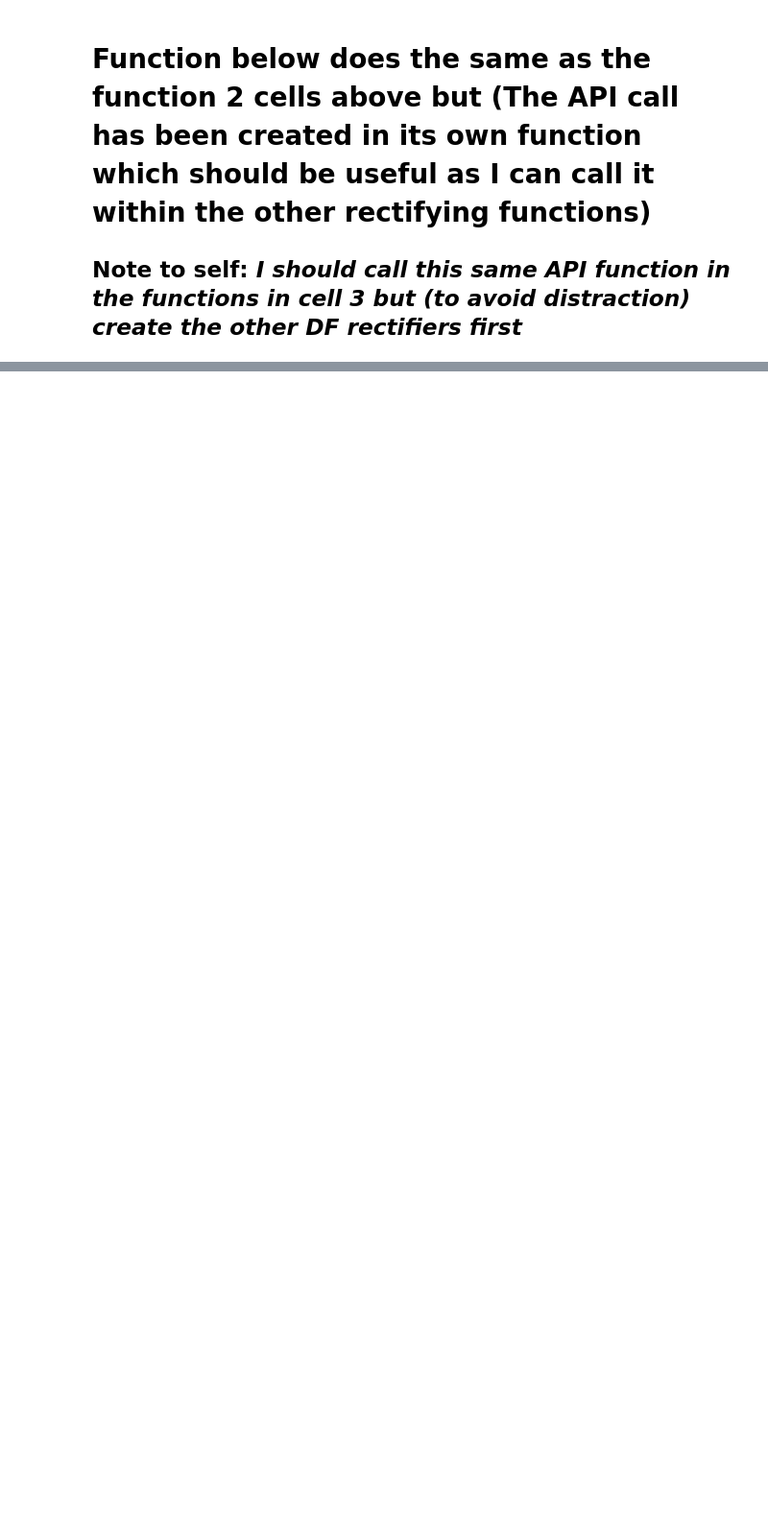
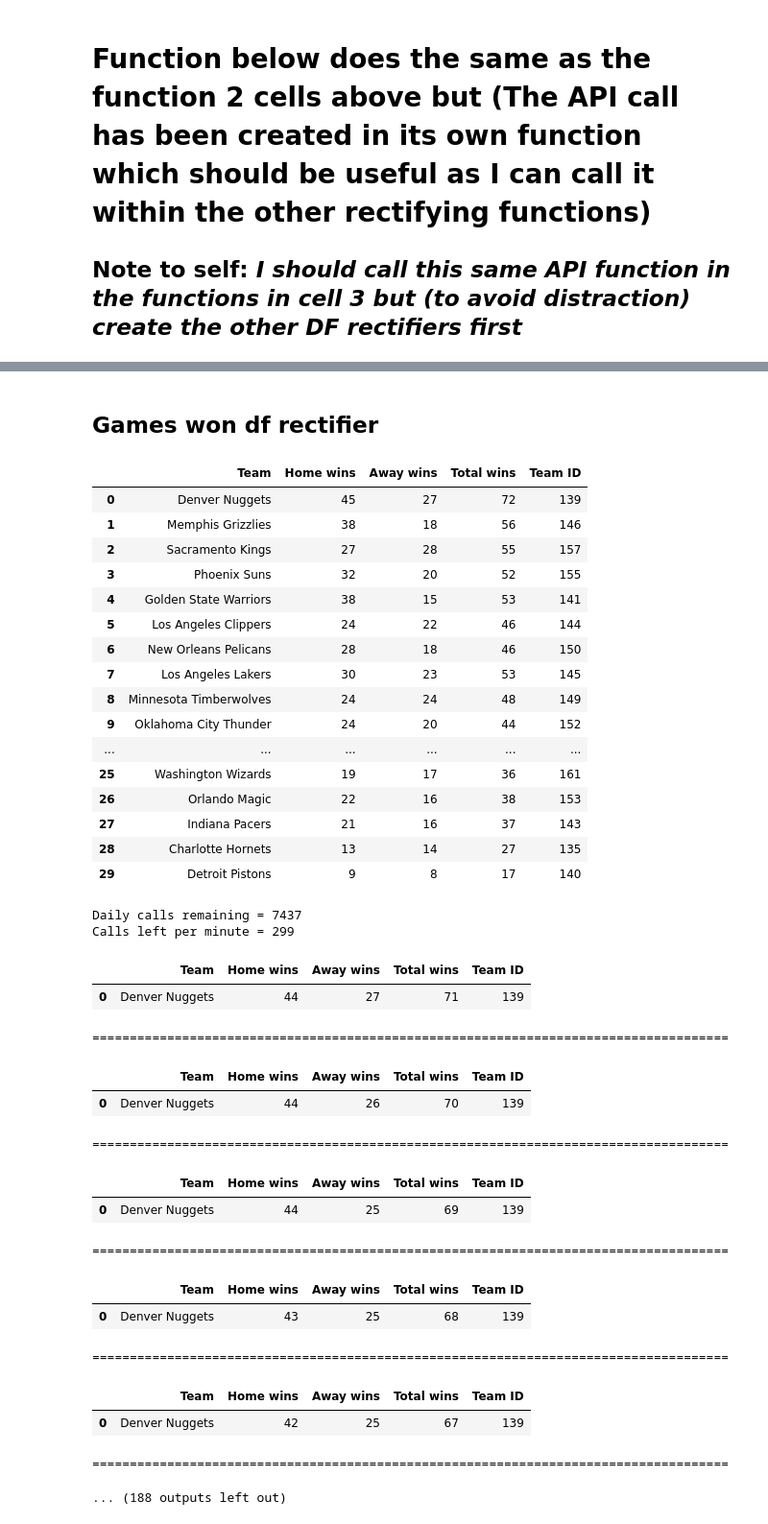
Before and after one commit to adeoyethomas/NBA_2022-2023, a Jupyter notebook: NBA_data.ipynb, the cells around one changed output, grey strips where cells are left out. Shown at 96% size. Saved outputs shown, nothing was run; the diff lists cells and outputs as text; code cells hidden in the pictures; blank space fills up the shorter version.

```diff
--- a/NBA_data.ipynb
+++ b/NBA_data.ipynb
@@ -418,3 +472,5 @@ games_played_df_reg = games_played_rectifier(games_played_df)
+# %% [markdown]
+## Games won df rectifier
 # %%
 def games_won_rectifier(games_won_df):
 
@@ -427,22 +483,26 @@ def games_won_rectifier(games_won_df):
         games = json.loads(response.text)
         game_lvl = games['response']
 #...into a function (Make a function for each of the API URLs )
-'''        for game in game_lvl:
+        for game in game_lvl:
             game_date = dt.datetime.fromisoformat(game['date']).date()
             if game_date < datetime(2022, 10, 18).date() or game_date > datetime(2023, 4, 9).date():
                 team_name = row['Team']
                 home_team = game["teams"]["home"]['name']
                 away_team = game["teams"]["away"]['name']
-                if team_name in home_team:
-                    games_played_df_reg.loc[index, "Home games"] -= 1
-                    games_played_df_reg.loc[index, "Total games"] -= 1
+                home_score = game["scores"]["home"]["total"]
+                away_score = game["scores"]["away"]["total"]
+                if (team_name in home_team) and (home_score > away_score):
+                    games_won_df_reg.loc[index, "Home wins"] -= 1
+                    games_won_df_reg.loc[index, "Total wins"] -= 1
 
-                    display(games_played_df_reg[games_played_df_reg['Team ID'] == int(t_id)])
-                elif team_name in away_team:
-                    games_played_df_reg.loc[index,"Away games"] -= 1
-                    games_played_df_reg.loc[index,"Total games"] -= 1
+                    display(games_won_df_reg[games_won_df_reg['Team ID'] == int(t_id)])
+                elif (team_name in away_team) and (away_score > home_score):
+                    games_won_df_reg.loc[index,"Away wins"] -= 1
+                    games_won_df_reg.loc[index,"Total wins"] -= 1
 
-                    display(games_played_df_reg[games_played_df_reg['Team ID'] == int(t_id)])
+                    display(games_won_df_reg[games_won_df_reg['Team ID'] == int(t_id)])
+                else:
+                    continue
             else:
                 continue
 
@@ -450,7 +510,45 @@ def games_won_rectifier(games_won_df):
 
             # print('Daily calls remaining = ' + str(daily_calls_remaining))
             # print('Calls left per minute = ' + str(perMinute_calls_remaining), '\n')
-    else:
-        continue
-    display(games_played_df_reg)
-    return games_played_df_reg '''
+        else:
+            continue
+        display(games_won_df_reg)
+    return games_won_df_reg
+# %%
+games_won_df_reg = games_won_rectifier(games_won_df)
+# %% [output]
+|  | Team | Home wins | Away wins | Total wins | Team ID |
+| 0 | Denver Nuggets | 45 | 27 | 72 | 139 |
+| 1 | Memphis Grizzlies | 38 | 18 | 56 | 146 |
+| 2 | Sacramento Kings | 27 | 28 | 55 | 157 |
+| 3 | Phoenix Suns | 32 | 20 | 52 | 155 |
+| 4 | Golden State Warriors | 38 | 15 | 53 | 141 |
+| 5 | Los Angeles Clippers | 24 | 22 | 46 | 144 |
+| 6 | New Orleans Pelicans | 28 | 18 | 46 | 150 |
+| 7 | Los Angeles Lakers | 30 | 23 | 53 | 145 |
+| 8 | Minnesota Timberwolves | 24 | 24 | 48 | 149 |
+| 9 | Oklahoma City Thunder | 24 | 20 | 44 | 152 |
+| ... | ... | ... | ... | ... | ... |
+| 25 | Washington Wizards | 19 | 17 | 36 | 161 |
+| 26 | Orlando Magic | 22 | 16 | 38 | 153 |
+| 27 | Indiana Pacers | 21 | 16 | 37 | 143 |
+| 28 | Charlotte Hornets | 13 | 14 | 27 | 135 |
+| 29 | Detroit Pistons | 9 | 8 | 17 | 140 |
+Daily calls remaining = 7437
+Calls left per minute = 299
+|  | Team | Home wins | Away wins | Total wins | Team ID |
+| 0 | Denver Nuggets | 44 | 27 | 71 | 139 |
+=====================================================================================
+|  | Team | Home wins | Away wins | Total wins | Team ID |
+| 0 | Denver Nuggets | 44 | 26 | 70 | 139 |
+=====================================================================================
+|  | Team | Home wins | Away wins | Total wins | Team ID |
+| 0 | Denver Nuggets | 44 | 25 | 69 | 139 |
+=====================================================================================
+|  | Team | Home wins | Away wins | Total wins | Team ID |
+| 0 | Denver Nuggets | 43 | 25 | 68 | 139 |
+=====================================================================================
+|  | Team | Home wins | Away wins | Total wins | Team ID |
+| 0 | Denver Nuggets | 42 | 25 | 67 | 139 |
+=====================================================================================
+... (188 outputs left out)
```
Also changed, not shown: parts of 16 cells of this notebook.
